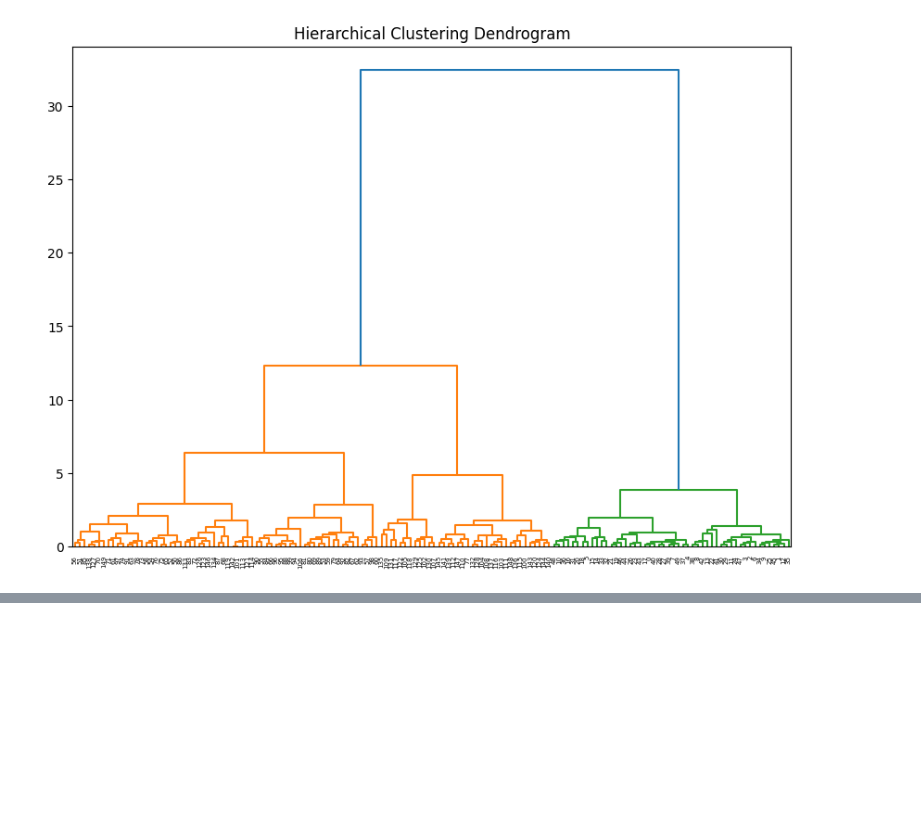
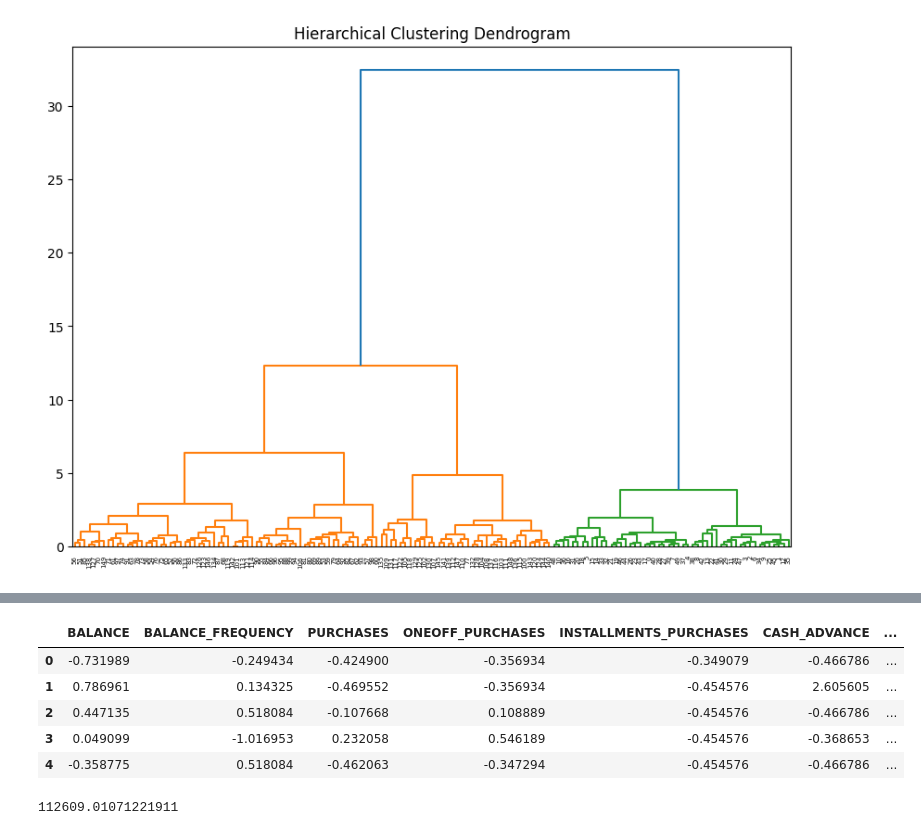
Before and after one commit to Hyunsoo-Ryan-Lee/ML_Lecture, a Jupyter notebook: 08.Clustering/2.Hierarchical.ipynb, the cells around one changed output, grey strips where cells are left out. Saved outputs shown, nothing was run; the diff lists cells and outputs as text; code cells hidden in the pictures; blank space fills up the shorter version.

```diff
--- a/08.Clustering/2.Hierarchical.ipynb
+++ b/08.Clustering/2.Hierarchical.ipynb
@@ -30,0 +44,23 @@ plt.show()
+# %%
+from sklearn.preprocessing import StandardScaler
+
+sc = StandardScaler()
+df_sc = pd.DataFrame(sc.fit_transform(df), columns=df.columns)
+
+df_sc.head()
+# %% [output]
+|  | BALANCE | BALANCE_FREQUENCY | PURCHASES | ONEOFF_PURCHASES | INSTALLMENTS_PURCHASES | CASH_ADVANCE | ... |
+| 0 | -0.731989 | -0.249434 | -0.424900 | -0.356934 | -0.349079 | -0.466786 | ... |
+| 1 | 0.786961 | 0.134325 | -0.469552 | -0.356934 | -0.454576 | 2.605605 | ... |
+| 2 | 0.447135 | 0.518084 | -0.107668 | 0.108889 | -0.454576 | -0.466786 | ... |
+| 3 | 0.049099 | -1.016953 | 0.232058 | 0.546189 | -0.454576 | -0.368653 | ... |
+| 4 | -0.358775 | 0.518084 | -0.462063 | -0.347294 | -0.454576 | -0.466786 | ... |
+# %%
+from sklearn.cluster import KMeans
+
+kmeans = KMeans(n_clusters=3, random_state=42)
+kmeans.fit(df_sc)
+
+kmeans.inertia_
+# %% [output]
+112609.01071221911
```
Also changed, not shown: parts of 4 cells of this notebook, 7 other files.
